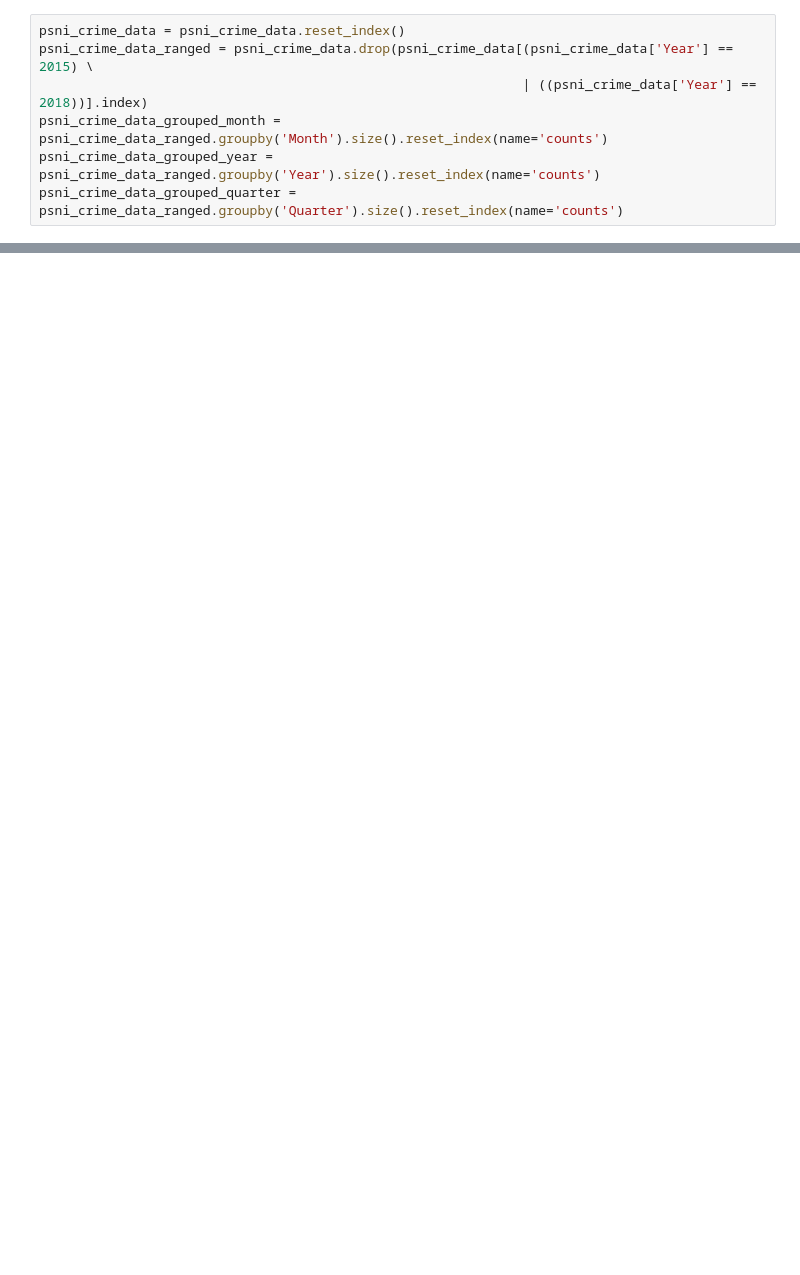
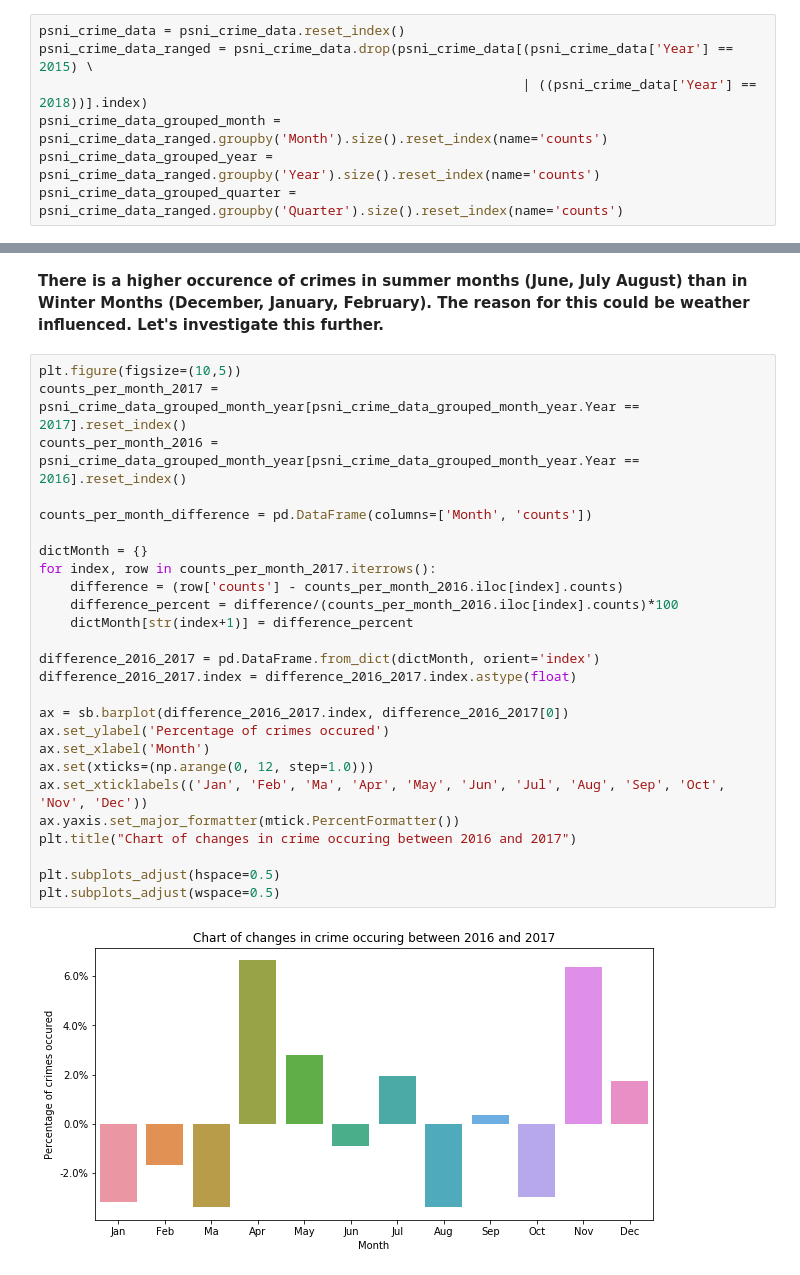
Before and after one commit to JBailey96/PSNI-Crime-Data-EDA, a Jupyter notebook: Crime EDA.ipynb, the cells around one changed output, grey strips where cells are left out. Drawn from its saved outputs; the diff is of its cells as text; blank space fills up the shorter version.

```diff
--- a/Crime EDA.ipynb
+++ b/Crime EDA.ipynb
@@ -373,0 +368,30 @@ print(dictMonth)
+# %% [markdown]
+<b> There is a higher occurence of crimes in summer months (June, July August) than in Winter Months (December, January, February). The reason for this could be weather influenced. Let's investigate this further.  </b>
+# %%
+plt.figure(figsize=(10,5))
+counts_per_month_2017 = psni_crime_data_grouped_month_year[psni_crime_data_grouped_month_year.Year == 2017].reset_index()
+counts_per_month_2016 = psni_crime_data_grouped_month_year[psni_crime_data_grouped_month_year.Year == 2016].reset_index()
+
+counts_per_month_difference = pd.DataFrame(columns=['Month', 'counts'])
+
+dictMonth = {}
+for index, row in counts_per_month_2017.iterrows():
+    difference = (row['counts'] - counts_per_month_2016.iloc[index].counts)
+    difference_percent = difference/(counts_per_month_2016.iloc[index].counts)*100
+    dictMonth[str(index+1)] = difference_percent
+
+difference_2016_2017 = pd.DataFrame.from_dict(dictMonth, orient='index')
+difference_2016_2017.index = difference_2016_2017.index.astype(float)
+
+ax = sb.barplot(difference_2016_2017.index, difference_2016_2017[0])
+ax.set_ylabel('Percentage of crimes occured')
+ax.set_xlabel('Month')
+ax.set(xticks=(np.arange(0, 12, step=1.0)))
+ax.set_xticklabels(('Jan', 'Feb', 'Ma', 'Apr', 'May', 'Jun', 'Jul', 'Aug', 'Sep', 'Oct', 'Nov', 'Dec'))
+ax.yaxis.set_major_formatter(mtick.PercentFormatter())
+plt.title("Chart of changes in crime occuring between 2016 and 2017")
+
+plt.subplots_adjust(hspace=0.5)
+plt.subplots_adjust(wspace=0.5)
+# %% [output]
+[figure, added]
```
Also changed, not shown: parts of 13 cells of this notebook, 49 other files.
